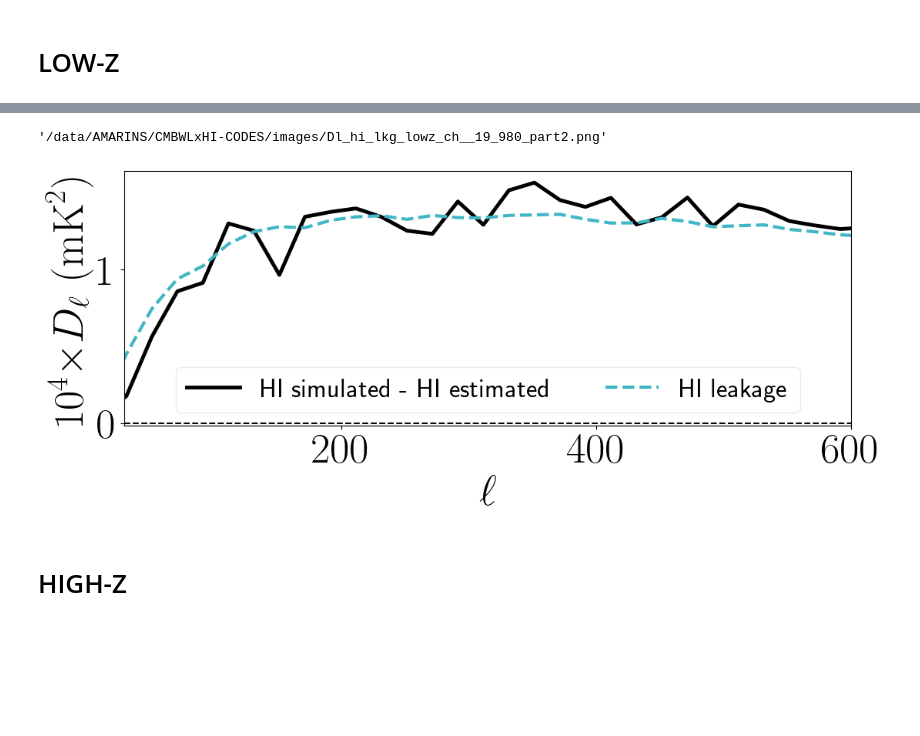
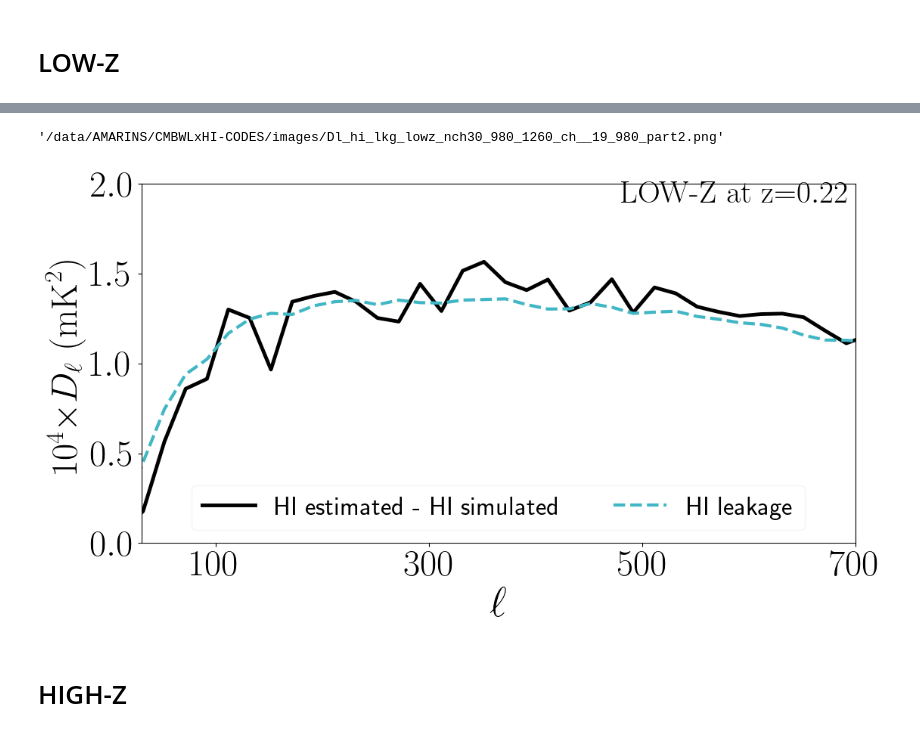
Before and after one commit to armarins/CMBWLxHI, a Jupyter notebook: notebooks/Part4_APS_constrained_analysis.ipynb, the cells around one changed output, grey strips where cells are left out. Saved outputs shown, nothing was run; the diff lists cells and outputs as text; code cells hidden in the pictures; blank space fills up the shorter version.

```diff
--- a/notebooks/Part4_APS_constrained_analysis.ipynb
+++ b/notebooks/Part4_APS_constrained_analysis.ipynb
@@ -39,7 +39,7 @@ mpl.rc('text',   usetex=True)
 ## FURTHER MATPLOTLIB FEATURES
 from matplotlib.ticker import ScalarFormatter, FormatStrFormatter
 from matplotlib.colors import ListedColormap
-colors = ['#ff0000', "#41b6c4",  "olivedrab", "darkviolet", ]
+colors = ['#ff0000', "#41b6c4",  "olivedrab", "darkviolet", '#030764', "#000080"]
 my_cmap = ListedColormap(colors, name="my_cmap")
 font_dict = {'family': 'serif', 'color':  None,  'weight': 'bold','size': 30}
 #############################################
@@ -210,6 +211,8 @@ clf1 = np.loadtxt(filepath_field1).T[1:,:]
 clf2 = np.loadtxt(filepath_field2).T[1:,:]
 clcx = np.loadtxt(filepath_cross ).T[1:,:]
 nch  = int(clcx.shape[0])
+##
+prefix = 'lowz_nch30_980_1260'
 # %%
 ns=3
 ich=19
@@ -251,34 +254,35 @@ pathname
 # %%
 fig, ax  = plt.subplots(nrows=1, ncols=1)
-plt.subplots_adjust(top=0.8,right=1.6)
+plt.subplots_adjust(top=1.1,right=1.6)
 ############################################################
 savefigs = True
 zeff     = cxft.get_zeff(numin =numin, numax =numax, nbands= nch, n_curves=nch)['zeff'][ich]
 iLw      = [3.5, 3, 2.5]
 iLs      = ['solid','dashed','dotted']
 cticks   = [100,300,500,700]
 fact_exp = 4
 fact     = 10**fact_exp
 CLs_dict = dcopy(CLs_dicts_plot)
 ############################################################
-ax.plot(  leff, fact*feff*b.bin_cell(CLs_dict['HI']['sim'][ich]-CLs_dict['HI']['rec'][ich]), c='black'   , lw=iLw[0], ls='solid' , label='HI simulated - HI estimated')
+ax.plot(  leff, fact*feff*b.bin_cell(CLs_dict['HI']['sim'][ich]-CLs_dict['HI']['rec'][ich]), c='black'   , lw=iLw[0], ls='solid' , label='HI estimated - HI simulated')
 ax.plot(  leff, fact*feff*b.bin_cell(CLs_dict['HI']['lkg'][ich])                           , c=my_cmap(1), lw=iLw[1], ls='dashed', label='HI leakage')
-#ax.axhline(y=0, ls='dashed', color='black')
 #####
 ax.set_yscale('linear'); ax.set_xscale('linear')
 ax.set_xlim(30,600)
-ax.set_ylabel(r'$10^{'+str(fact_exp)+'}$' + r'$\times D_{\ell}\ (\textrm{mK}^2)$', fontsize=40)#($\kappa, \textrm{HI}$)')
-plt.xlabel(r'$\ell$', fontsize=40)#($\kappa, \textrm{HI}$)')
-ax.tick_params(axis='both', labelsize=40)
-ax.ticklabel_format(axis='y', style='sci', scilimits=(0,0))
-ax.legend( fontsize=25, loc='lower center', ncols=2,framealpha=0.4)
+ax.set_ylim(0,2)#ax.set_xticks([])
+ax.set_ylabel(r'$10^{'+str(fact_exp)+'}$' + r'$\times D_{\ell}\ (\textrm{mK}^2)$', fontsize=35)#($\kappa, \textrm{HI}$)')
+plt.xlabel(r'$\ell$', fontsize=40)
+ax.set_xticks(cticks)
+ax.tick_params(axis='both', labelsize=35)
+ax.legend( fontsize=25, loc='lower center', ncols=2,framealpha=0.2)
+ax.text(x=650-170, y=1.9, s=r'$\textrm{LOW-Z at z=}$'+r'${}$'.format(zeff), fontdict=font_dict)
 ####
 pathname = '/data/AMARINS/CMBWLxHI-CODES/images/Dl_hi_lkg_{}_ch__{}_{}_part2.png'.format(prefix, ich, numin, numax)
 if savefigs: plt.savefig(pathname, dpi=100, bbox_inches='tight')
 pathname
 # %% [output]
-'/data/AMARINS/CMBWLxHI-CODES/images/Dl_hi_lkg_lowz_ch__19_980_part2.png'
+'/data/AMARINS/CMBWLxHI-CODES/images/Dl_hi_lkg_lowz_nch30_980_1260_ch__19_980_part2.png'
-[figure, old version]
+[figure, new version]
 # %% [markdown]
 # HIGH-Z
 # %%
```
Also changed, not shown: parts of 11 cells of this notebook, 4 other files.
